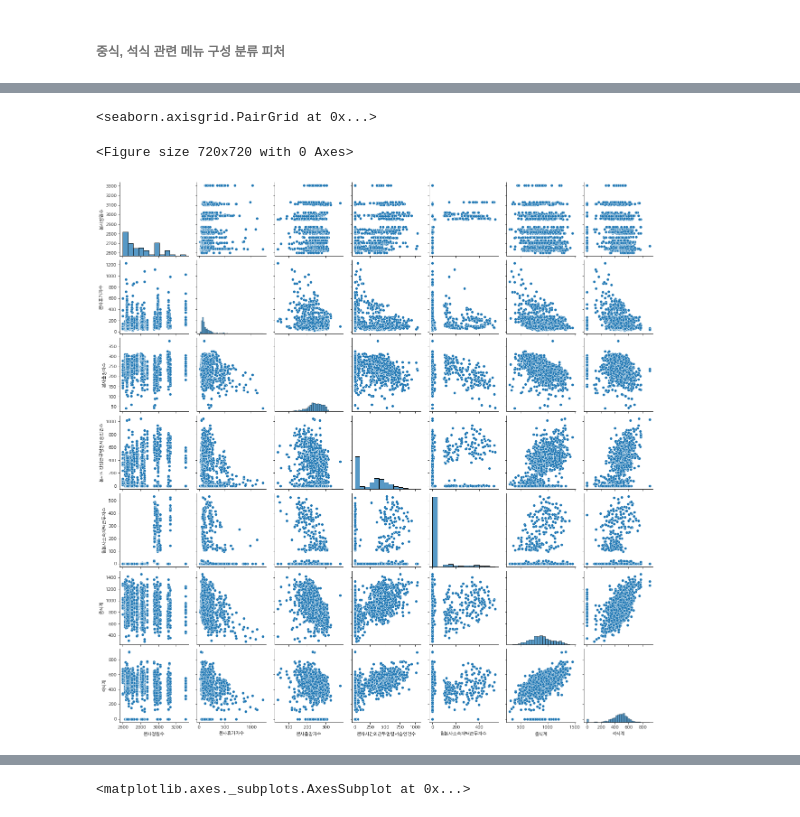
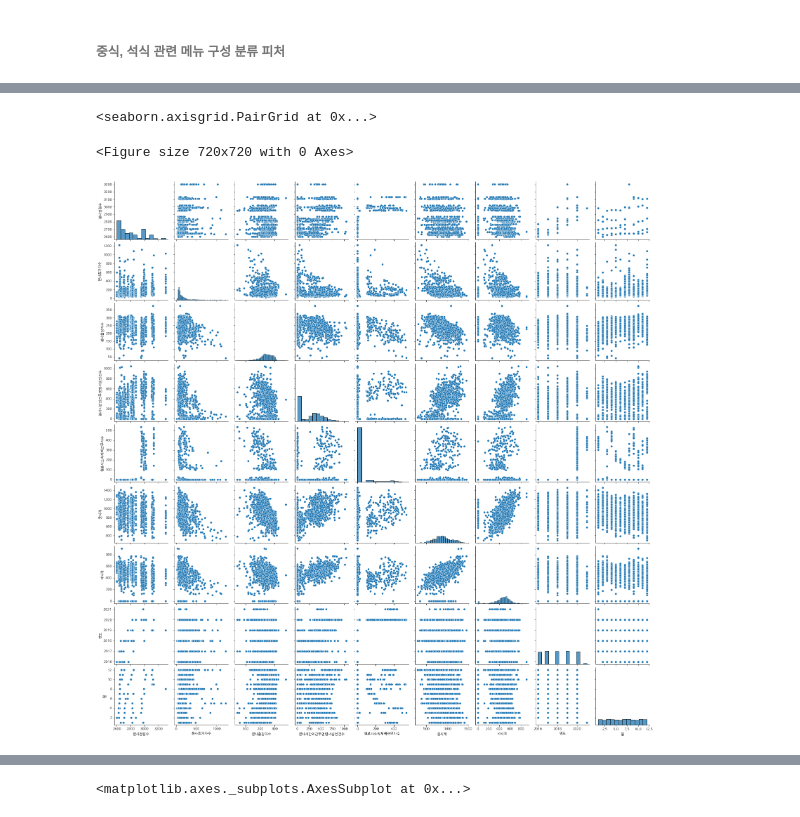
Before and after one commit to codelspak/Codelion_weekly_projects, a Jupyter notebook: WK28_W9_Mini_project__Kaggle_DL_Regression_구내식당_식수_인원_예측.ipynb, the cells around one changed output, grey strips where cells are left out. Drawn from its saved outputs; the diff is of its cells as text; code cells hidden in the pictures.

```diff
--- a/WK28_W9_Mini_project__Kaggle_DL_Regression_구내식당_식수_인원_예측.ipynb
+++ b/WK28_W9_Mini_project__Kaggle_DL_Regression_구내식당_식수_인원_예측.ipynb
@@ -628,0 +664,5 @@ df_menu_dinner.sample(3)
+# %%
+# 정상 메뉴 / 비정상 메뉴 index list만들어줌
+list_index_dinner = df_menu_dinner.loc[df_menu_dinner['str_len']>20].index.tolist()
+list_index_notdinner = df_menu_dinner.loc[df_menu_dinner['str_len']<=20].index.tolist()
+len(list_index_dinner), len(list_index_notdinner)
@@ -628,0 +671,17 @@ df_menu_dinner.sample(3)
+# %%
+# 저녁메뉴 제공X
+for index in list_index_notdinner :
+    df_menu_dinner.at[index, '밥류'] = "-"
+    df_menu_dinner.at[index, '국류'] = "-"
+    df_menu_dinner.at[index, '메인반찬'] = "-"
+    df_menu_dinner.at[index, '서브반찬'] = "-"
+
+# 저녁메뉴 제공O
+for index in list_index_dinner:
+    dinner_menus = menu_tolist(str(df_menu_dinner.loc[index, 0]))
+    df_menu_dinner.at[index, '밥류'] = dinner_menus[0]
+    df_menu_dinner.at[index, '국류'] = dinner_menus[1]
+    df_menu_dinner.at[index, '메인반찬'] = dinner_menus[2]
+    df_menu_dinner.at[index, '서브반찬'] = dinner_menus[3]
+
+df_menu_dinner.sample(3)
@@ -681,6 +745,7 @@ array([], dtype=object)
 df_menu_dinner = df_menu_dinner.rename(columns = {'밥류':'석식_밥류',
                                                '국류':'석식_국류',
                                                 '메인반찬':'석식_메인반찬',
+                                                '서브반찬': '석식_서브반찬',
                                                 '메인반찬_분류':'석식_메인반찬_분류',})
 df_menu_dinner.sample(3)
 # %% [output]
@@ -723,0 +809,6 @@ Index(['일자', '요일', '본사정원수', '본사휴가자수', '본사출
+# %%
+train.연도 = pd.to_numeric(train['연도'], downcast = 'unsigned')
+train.월 = pd.to_numeric(train['월'], downcast = 'unsigned')
+
+col_numorbool = train.select_dtypes(include = 'number').columns.tolist()
+col_numorbool
@@ -724,10 +825,10 @@ Index(['일자', '요일', '본사정원수', '본사휴가자수', '본사출
 # %%
 plt.figure(figsize = (10,10))
-sns.pairplot(data = train)
+sns.pairplot(data = train[col_numorbool])
 # %% [output]
 <seaborn.axisgrid.PairGrid at 0x...>
 <Figure size 720x720 with 0 Axes>
-[figure, old version]
+[figure, new version]
 # %%
 temp = pd.crosstab(index = train.중식_메인반찬_분류, columns = train.요일, values = train.중식계, margins = True, aggfunc = 'mean').round(2)
 temp = temp[['월', '화', '수', '목', '금']]
```
Also changed, not shown: parts of 146 cells of this notebook.
